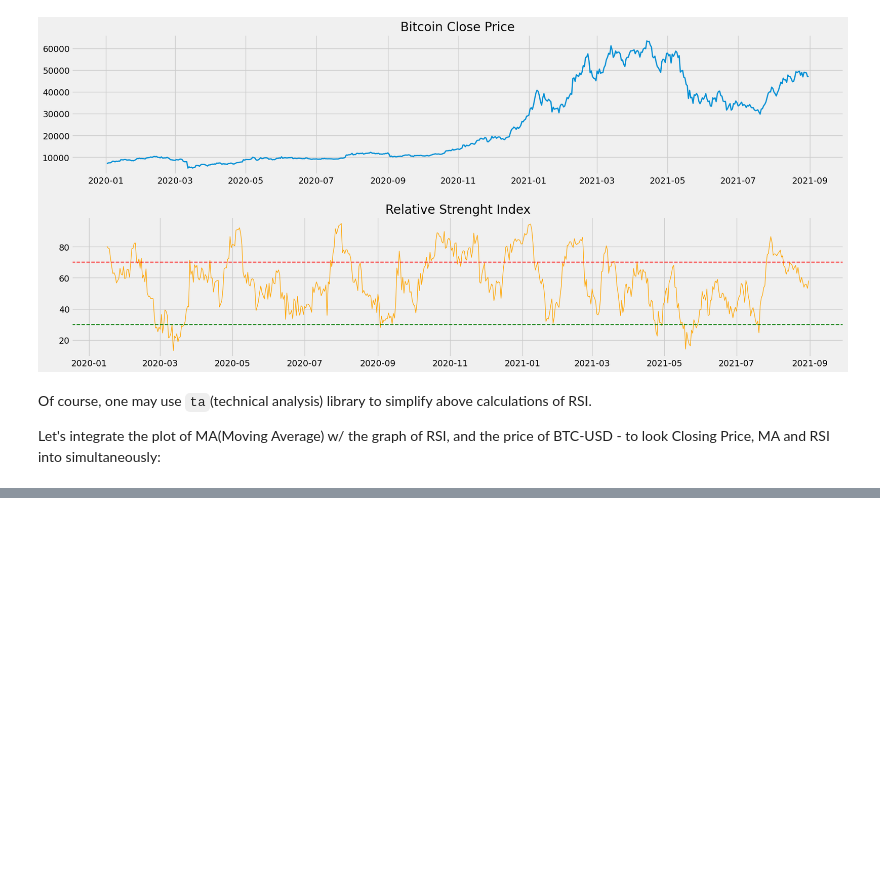
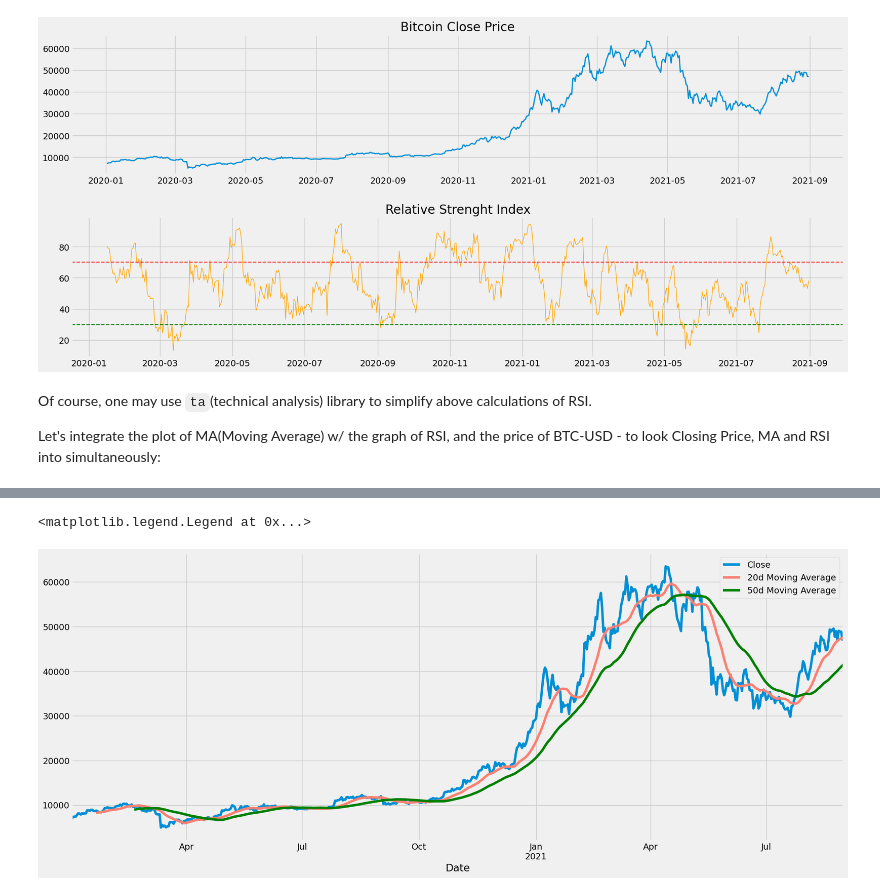
Before and after one commit to wolfinwallst/Financial_Engineering_and_Risk_Management, a Jupyter notebook: Toy Projects/#3 RSI.ipynb, the cells around one changed output, grey strips where cells are left out. Cells and saved outputs as stored; diff of their text form; code cells hidden in the pictures; blank space fills up the shorter version.

```diff
--- a/Toy Projects/#3 RSI.ipynb
+++ b/Toy Projects/#3 RSI.ipynb
@@ -196,3 +196,9 @@ plt.show()
 Of course, one may use `ta`(technical analysis) library to simplify above calculations of RSI.
 
 Let's integrate the plot of MA(Moving Average) w/ the graph of RSI, and the price of BTC-USD - to look Closing Price, MA and RSI into simultaneously:
+# %%
+# Moving Average over 20 and 50 days, respectively
+df_btc['MA20'] = df_btc['Close'].rolling(20).mean()
+df_btc['MA50'] = df_btc['Close'].rolling(50).mean()
+
+df_btc.head(51)
@@ -198,0 +224,10 @@ Let's integrate the plot of MA(Moving Average) w/ the graph of RSI, and the pric
+# %%
+# plot of MA20 and MA50 of BTC-USD
+plt.figure(figsize=(20, 8))
+df_btc["Close"].plot(label="Close")
+df_btc["MA20"].plot(label="20d Moving Average", color='salmon')
+df_btc["MA50"].plot(label="50d Moving Average", color='g')
+plt.legend()
+# %% [output]
+<matplotlib.legend.Legend at 0x...>
+[figure, added]
```
Also changed, not shown: parts of 4 cells of this notebook.
